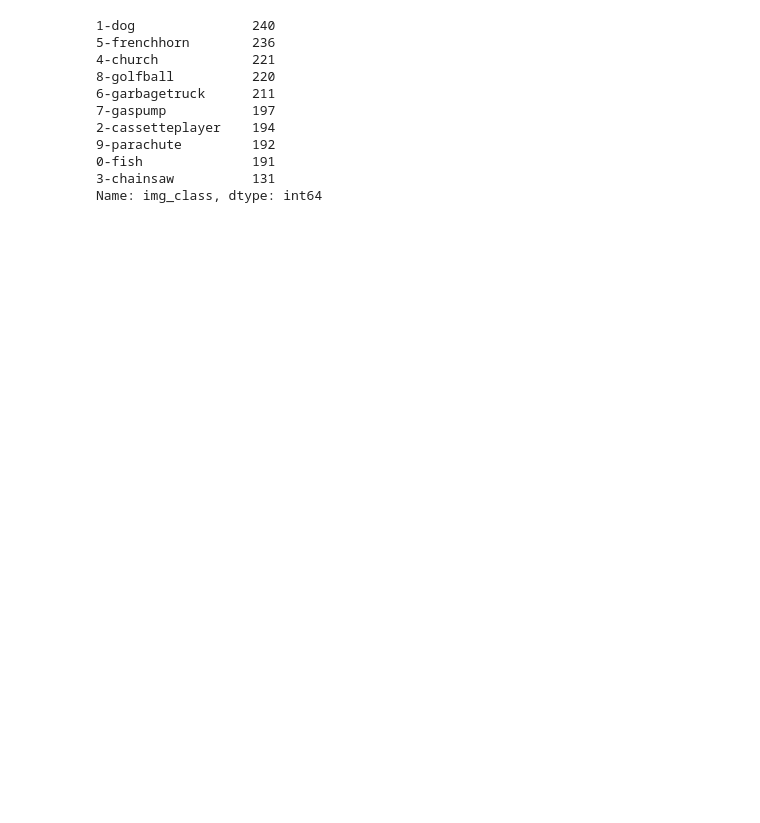
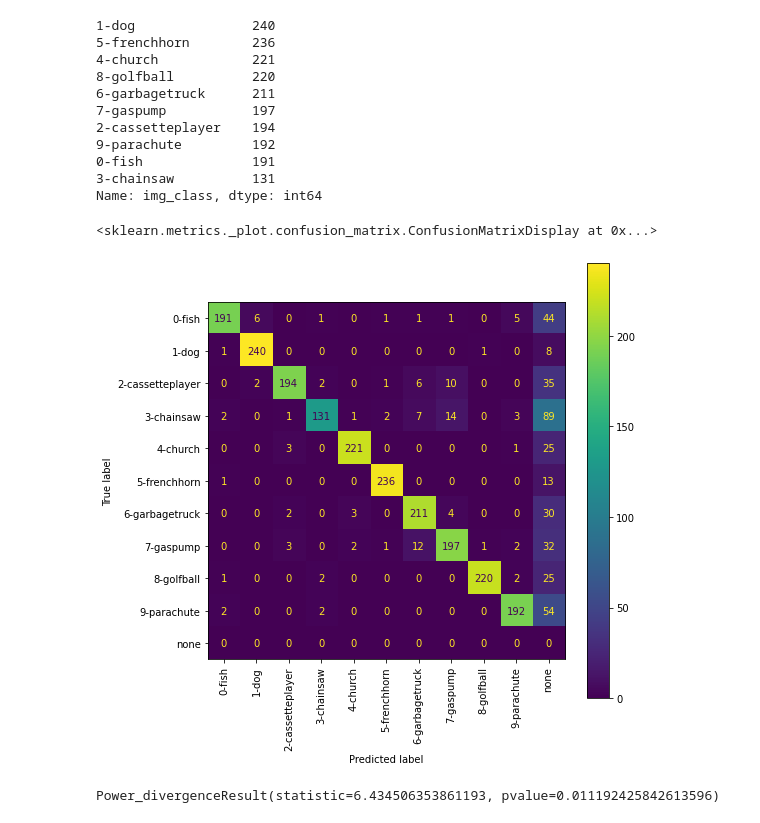
Before and after one commit to weberdavid/masterthesis-showcase, a Jupyter notebook: ExperimentResults.ipynb, the cells around one changed output. Drawn from its saved outputs; the diff is of its cells as text; code cells hidden in the pictures; blank space fills up the shorter version.

Commit message:
updated results

```diff
--- a/ExperimentResults.ipynb
+++ b/ExperimentResults.ipynb
@@ -410,0 +844,17 @@ chisquare([231, 191], [228, 228])
+# %%
+# Create Confusion Matrix
+cmatrix = confusion_matrix(exp2_32p['img_class'], exp2_32p['img_answer'], labels=conf_classes)
+
+# Plot Confusion Matrix
+disp = ConfusionMatrixDisplay(confusion_matrix=cmatrix, display_labels=conf_classes)
+fig, ax = plt.subplots(figsize=(8, 8))
+disp.plot(xticks_rotation='vertical', ax=ax)
+# %% [output]
+<sklearn.metrics._plot.confusion_matrix.ConfusionMatrixDisplay at 0x...>
+[figure, added]
+# %%
+# Chisquare: Whether correct results are significant:
+# correct for 2pruned, 32pruned - expected: as much correct as in nonpruned
+chisquare([2160, 2033], [2046, 2046])
+# %% [output]
+Power_divergenceResult(statistic=6.434506353861193, pvalue=0.011192425842613596)
```
Also changed, not shown: parts of 67 cells of this notebook.
